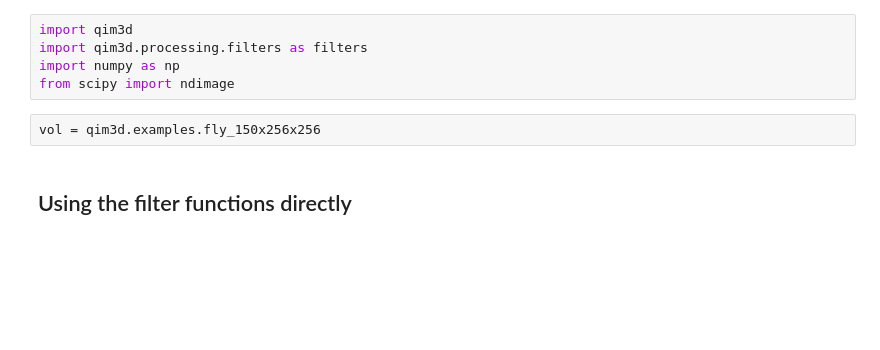
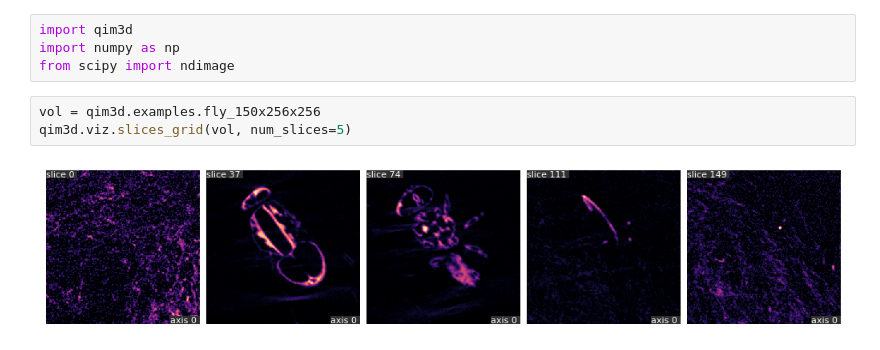
Before and after one commit to qim-center/qim3d, a Jupyter notebook: docs/notebooks/filters.ipynb, the cells around one changed output. Saved outputs shown, nothing was run; the diff lists cells and outputs as text; blank space fills up the shorter version.

```diff
--- a/docs/notebooks/filters.ipynb
+++ b/docs/notebooks/filters.ipynb
@@ -1,9 +1,9 @@
 # %%
 import qim3d
-import qim3d.processing.filters as filters
 import numpy as np
 from scipy import ndimage
 # %%
 vol = qim3d.examples.fly_150x256x256
+qim3d.viz.slices_grid(vol, num_slices=5)
+# %% [output]
+[figure, added]
-# %% [markdown]
-## Using the filter functions directly
```
Also changed, not shown: parts of 14 cells of this notebook, 3 other files.
